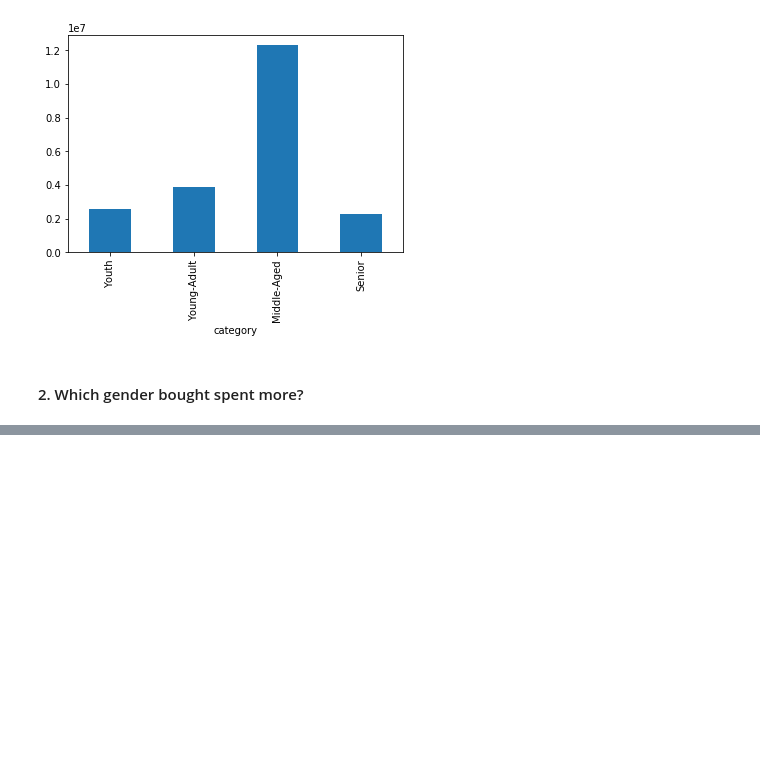
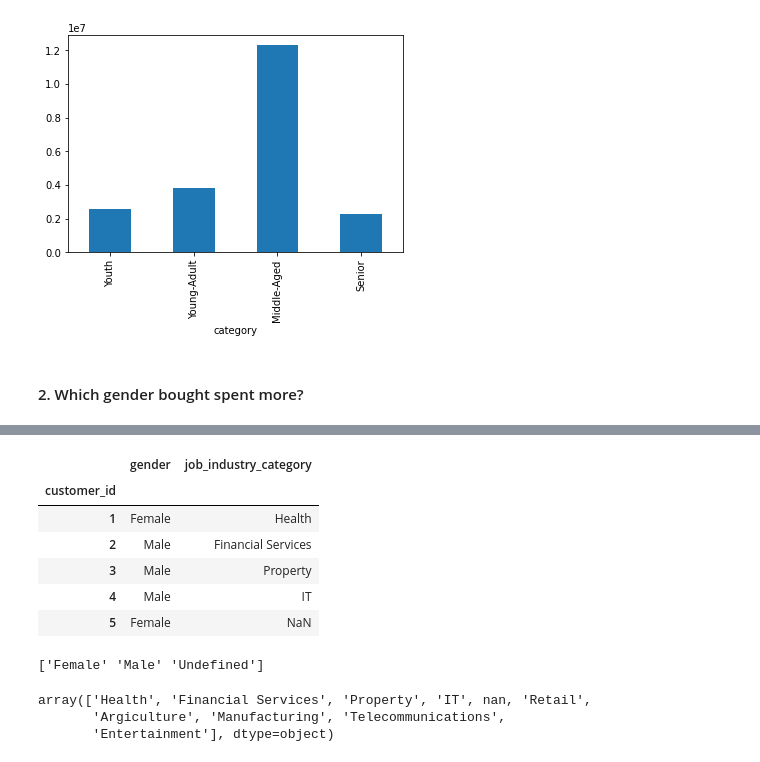
Before and after one commit to sandranachfoerg/python_workshop, a Jupyter notebook: NEW Python Workshop.ipynb, the cells around one changed output, grey strips where cells are left out. Cells and saved outputs as stored; diff of their text form; code cells hidden in the pictures; blank space fills up the shorter version.

```diff
--- a/NEW Python Workshop.ipynb
+++ b/NEW Python Workshop.ipynb
@@ -457,0 +488,19 @@ plt.show()
+# %%
+df5= df_Cust[['gender','job_industry_category']]
+df5.head()
+# %% [output]
+|  | gender | job_industry_category |
+| customer_id |  |  |
+| 1 | Female | Health |
+| 2 | Male | Financial Services |
+| 3 | Male | Property |
+| 4 | Male | IT |
+| 5 | Female | NaN |
+# %%
+print(df5['gender'].unique())
+df5['job_industry_category'].unique()
+# %% [output]
+['Female' 'Male' 'Undefined']
+array(['Health', 'Financial Services', 'Property', 'IT', nan, 'Retail',
+       'Argiculture', 'Manufacturing', 'Telecommunications',
+       'Entertainment'], dtype=object)
```
Also changed, not shown: parts of 18 cells of this notebook.
